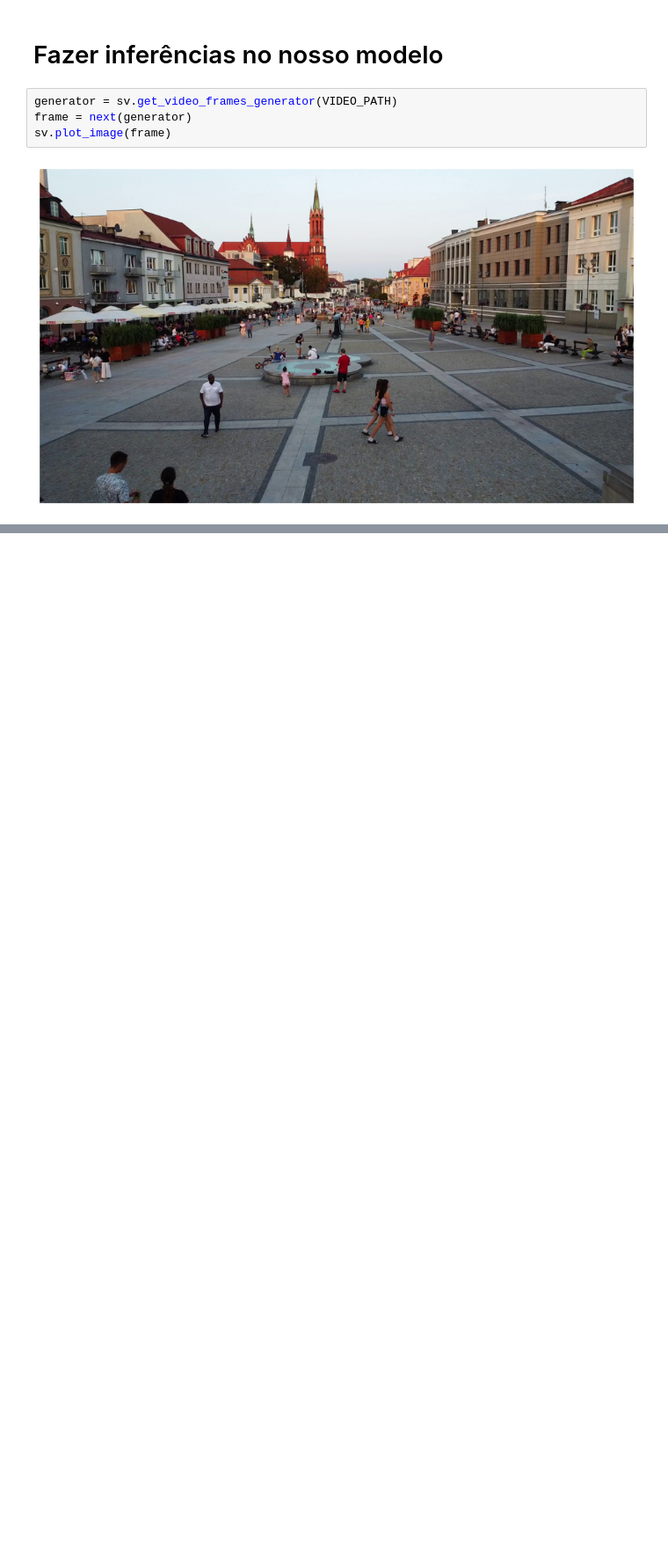
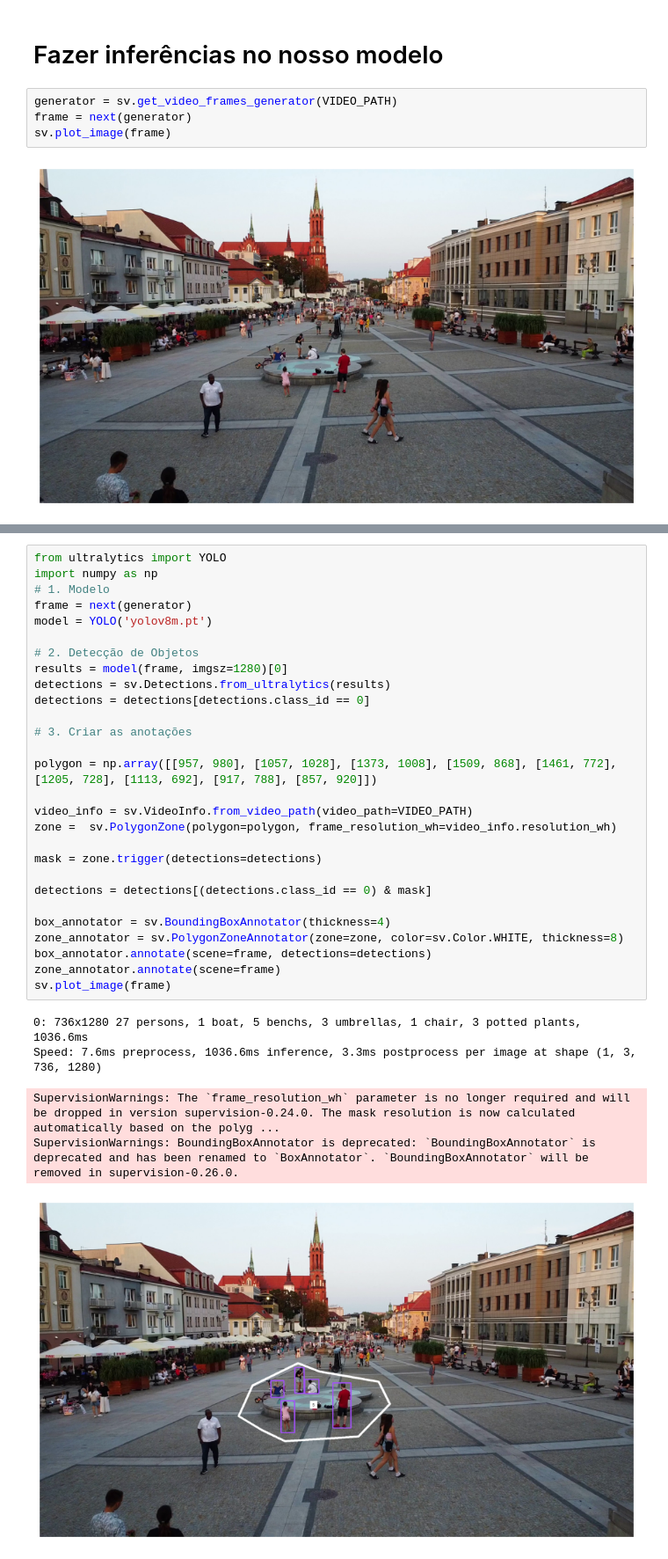
Before and after one commit to gabrielmds42/visaocomputacional, a Jupyter notebook: aula1.ipynb, the cells around one changed output, grey strips where cells are left out. Shown at 88% size. Drawn from its saved outputs; the diff is of its cells as text; blank space fills up the shorter version.

```diff
--- a/aula1.ipynb
+++ b/aula1.ipynb
@@ -59,0 +46,34 @@ speed: {'preprocess': 16.52050018310547, 'inference': 1186.730146408081, 'postpr
+# %%
+from ultralytics import YOLO
+import numpy as np
+# 1. Modelo
+frame = next(generator)
+model = YOLO('yolov8m.pt')
+
+# 2. Detecção de Objetos
+results = model(frame, imgsz=1280)[0]
+detections = sv.Detections.from_ultralytics(results)
+detections = detections[detections.class_id == 0]
+
+# 3. Criar as anotações
+
+polygon = np.array([[957, 980], [1057, 1028], [1373, 1008], [1509, 868], [1461, 772], [1205, 728], [1113, 692], [917, 788], [857, 920]])
+
+video_info = sv.VideoInfo.from_video_path(video_path=VIDEO_PATH)
+zone =  sv.PolygonZone(polygon=polygon, frame_resolution_wh=video_info.resolution_wh)
+
+mask = zone.trigger(detections=detections)
+
+detections = detections[(detections.class_id == 0) & mask]
+
+box_annotator = sv.BoundingBoxAnnotator(thickness=4)
+zone_annotator = sv.PolygonZoneAnnotator(zone=zone, color=sv.Color.WHITE, thickness=8)
+box_annotator.annotate(scene=frame, detections=detections)
+zone_annotator.annotate(scene=frame)
+sv.plot_image(frame)
+# %% [output]
+0: 736x1280 27 persons, 1 boat, 5 benchs, 3 umbrellas, 1 chair, 3 potted plants, 1036.6ms
+Speed: 7.6ms preprocess, 1036.6ms inference, 3.3ms postprocess per image at shape (1, 3, 736, 1280)
+SupervisionWarnings: The `frame_resolution_wh` parameter is no longer required and will be dropped in version supervision-0.24.0. The mask resolution is now calculated automatically based on the polyg ...
+SupervisionWarnings: BoundingBoxAnnotator is deprecated: `BoundingBoxAnnotator` is deprecated and has been renamed to `BoxAnnotator`. `BoundingBoxAnnotator` will be removed in supervision-0.26.0.
+[figure, added]
```
Also changed, not shown: parts of 5 cells of this notebook, 3 other files.
